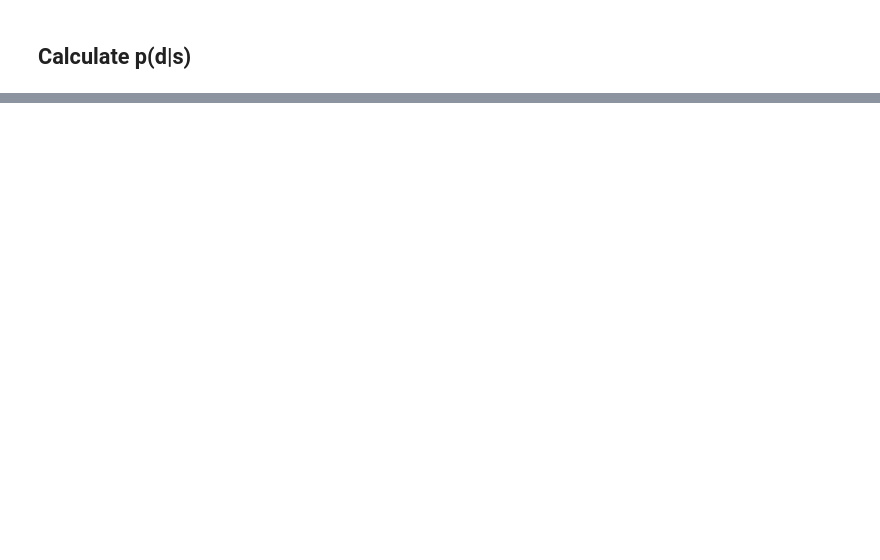
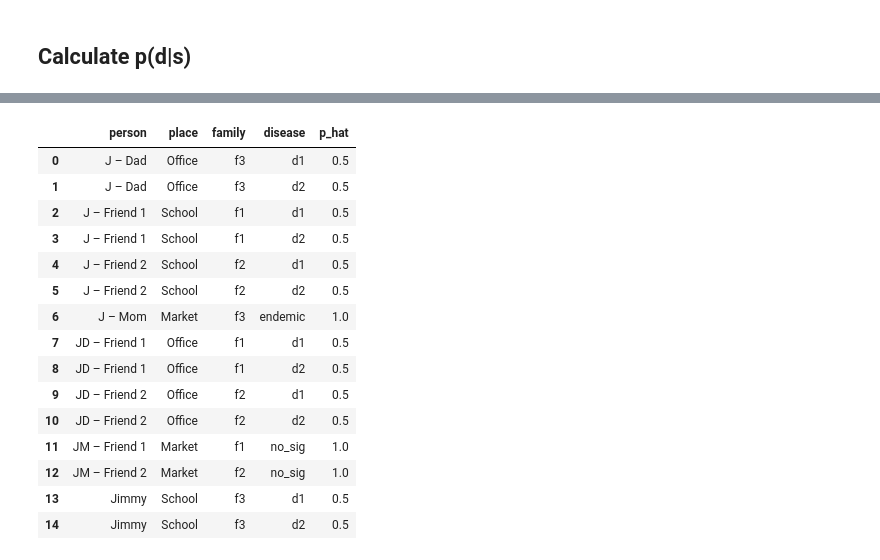
Before and after one commit to SahputraS/Outbreak-Simulation-and-Detection-Testing, a Jupyter notebook: Outbreak_Detection_Evaluation.ipynb, the cells around one changed output, grey strips where cells are left out. Saved outputs shown, nothing was run; the diff lists cells and outputs as text; code cells hidden in the pictures; blank space fills up the shorter version.

Commit message:
V1.1 - Grid settings, no eval metric, organized to function

```diff
--- a/Outbreak_Detection_Evaluation.ipynb
+++ b/Outbreak_Detection_Evaluation.ipynb
@@ -147,5 +128,2 @@ test_df
 # %% [markdown]
 ## Calculate p(d|s)
-# %%
-df = pd.DataFrame({"disease": sample.loc[~sample["disease"].isin(["non_case", "endemic"]), "disease"].unique()})
-df
@@ -215,3 +129,0 @@ test_df
-# %%
-output_df = test_df.groupby(["place", "family", "person", "disease"], as_index=False)["post"].sum()
-output_df.rename(columns={"post": "p_hat"}, inplace=True)
@@ -250,0 +184,35 @@ sample
+# %%
+def outbreak_sig_process(df, outbreak_sig, x_cols, disease_col, signal_col, id_col=None):
+  '''
+  INPUT
+  df: ground_truth DataFrame
+  outbreak_sig: outbreak detection signal in DataFrame
+  x_cols: a list of column names in the ground truth DataFrame that corresponds to the coordinates in a grid
+  disease_col: the column name in the ground truth DataFrame that corresponds to the disease
+  signal_col: the column name in the outbreak detection signal DataFrame that corresponds to the signal
+  id_col : column name in the ground truth DataFrame that corresponds to the cell occupant name (if exist)
+  '''
+
+  # Labeling the ground truth
+  df_truth = truth_label(df, ["place", "family"], "disease")
+
+  # Labeling the outbreak detection signal
+  outbreak_sig = signal_code(outbreak_sig, "signal")
+
+  # Intitialize weight columns
+  # This values are unique to the toy example case
+  test_df = df_truth.copy()
+  test_df["sick"] = np.where(test_df[disease_col] != "non_case", 1, 0)
+  test_df =  test_df.drop(columns=[disease_col, "p(d|x)" ]).drop_duplicates()
+  test_weight = weight_assignment(test_df, outbreak_sig, weight_value=1)
+
+  # Calculate the p(s|x)
+  test_likelihood = p_s_given_x(test_weight, x_cols, "W_value", "S_code")
+  # Calculate the p(d|s)
+  test_prior = calc_flat_prior(sample, outbreak_sig, disease_col, signal_col)
+  # Calculate the p_hat(d|x)
+  output_df = calc_p_hat(test_likelihood, test_prior, x_cols, disease_col, id_col)
+
+  return df_truth, output_df
+# %%
+truth, predict = outbreak_sig_process(sample, outbreak_sig, ["place", "family"], "disease", "signal", "person")
@@ -250,0 +233,19 @@ sample
+# %%
+predict
+# %% [output]
+|  | person | place | family | disease | p_hat |
+| 0 | J – Dad | Office | f3 | d1 | 0.5 |
+| 1 | J – Dad | Office | f3 | d2 | 0.5 |
+| 2 | J – Friend 1 | School | f1 | d1 | 0.5 |
+| 3 | J – Friend 1 | School | f1 | d2 | 0.5 |
+| 4 | J – Friend 2 | School | f2 | d1 | 0.5 |
+| 5 | J – Friend 2 | School | f2 | d2 | 0.5 |
+| 6 | J – Mom | Market | f3 | endemic | 1.0 |
+| 7 | JD – Friend 1 | Office | f1 | d1 | 0.5 |
+| 8 | JD – Friend 1 | Office | f1 | d2 | 0.5 |
+| 9 | JD – Friend 2 | Office | f2 | d1 | 0.5 |
+| 10 | JD – Friend 2 | Office | f2 | d2 | 0.5 |
+| 11 | JM – Friend 1 | Market | f1 | no_sig | 1.0 |
+| 12 | JM – Friend 2 | Market | f2 | no_sig | 1.0 |
+| 13 | Jimmy | School | f3 | d1 | 0.5 |
+| 14 | Jimmy | School | f3 | d2 | 0.5 |
```
Also changed, not shown: parts of 22 cells of this notebook.
